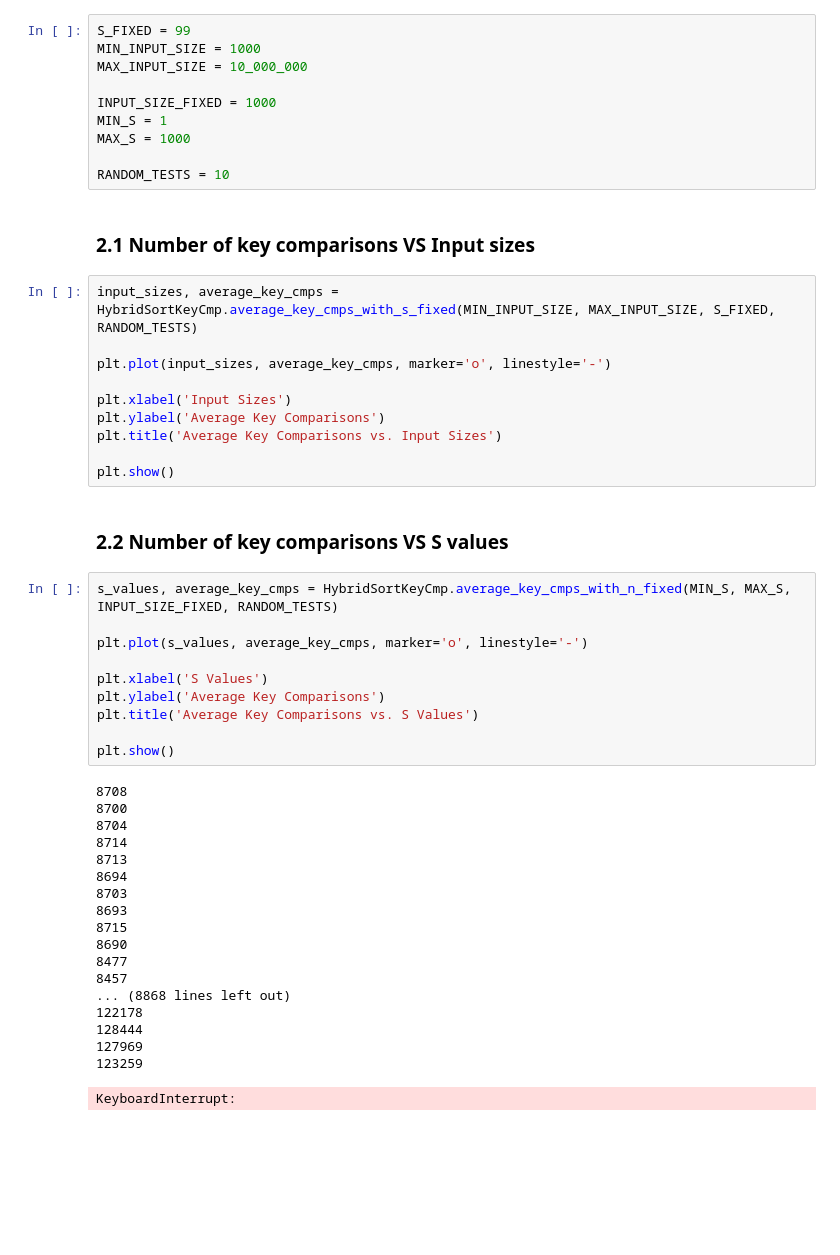
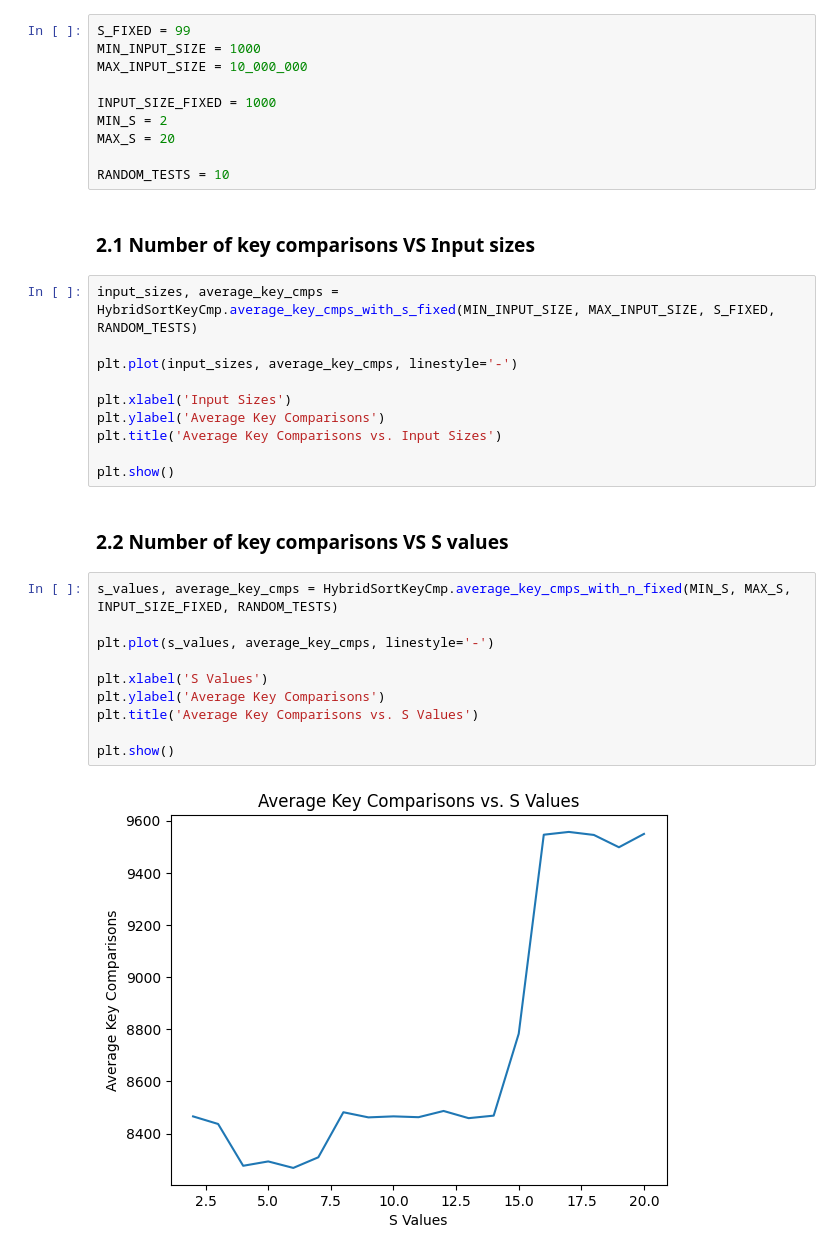
Before and after one commit to tohkarle/SC2001-Project-1, a Jupyter notebook: analyze_time_complexity.ipynb, the cells around one changed output. Saved outputs shown, nothing was run; the diff lists cells and outputs as text; blank space fills up the shorter version.

Commit message:
feat: Add s values vs avg key cmp
Just saving it for future use, if need to come back to it. Gonna remove this for now.

```diff
--- a/analyze_time_complexity.ipynb
+++ b/analyze_time_complexity.ipynb
@@ -32,8 +33,8 @@ MIN_INPUT_SIZE = 1000
 MAX_INPUT_SIZE = 10_000_000
 
 INPUT_SIZE_FIXED = 1000
-MIN_S = 1
-MAX_S = 1000
+MIN_S = 2
+MAX_S = 20
 
 RANDOM_TESTS = 10
 # %% [markdown]
@@ -41,7 +42,7 @@ RANDOM_TESTS = 10
 # %%
 input_sizes, average_key_cmps = HybridSortKeyCmp.average_key_cmps_with_s_fixed(MIN_INPUT_SIZE, MAX_INPUT_SIZE, S_FIXED, RANDOM_TESTS)
 
-plt.plot(input_sizes, average_key_cmps, marker='o', linestyle='-')
+plt.plot(input_sizes, average_key_cmps, linestyle='-')
 
 plt.xlabel('Input Sizes')
 plt.ylabel('Average Key Comparisons')
@@ -53,29 +54,12 @@ plt.show()
 # %%
 s_values, average_key_cmps = HybridSortKeyCmp.average_key_cmps_with_n_fixed(MIN_S, MAX_S, INPUT_SIZE_FIXED, RANDOM_TESTS)
 
-plt.plot(s_values, average_key_cmps, marker='o', linestyle='-')
+plt.plot(s_values, average_key_cmps, linestyle='-')
 
 plt.xlabel('S Values')
 plt.ylabel('Average Key Comparisons')
 plt.title('Average Key Comparisons vs. S Values')
 
 plt.show()
 # %% [output]
-8708
-8700
-8704
-8714
-8713
-8694
-8703
-8693
-8715
-8690
-8477
-8457
-... (8868 lines left out)
-122178
-128444
-127969
-123259
-KeyboardInterrupt:
+[figure, added]
```
Also changed, not shown: parts of 5 cells of this notebook, 5 other files.
